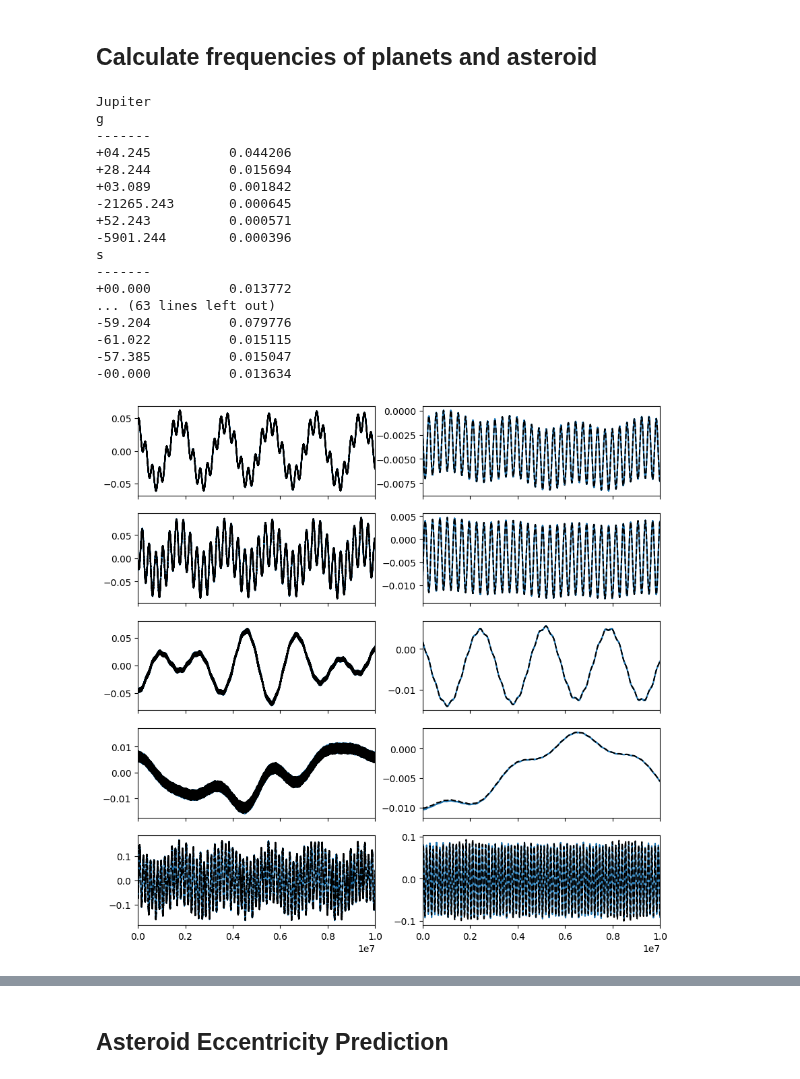
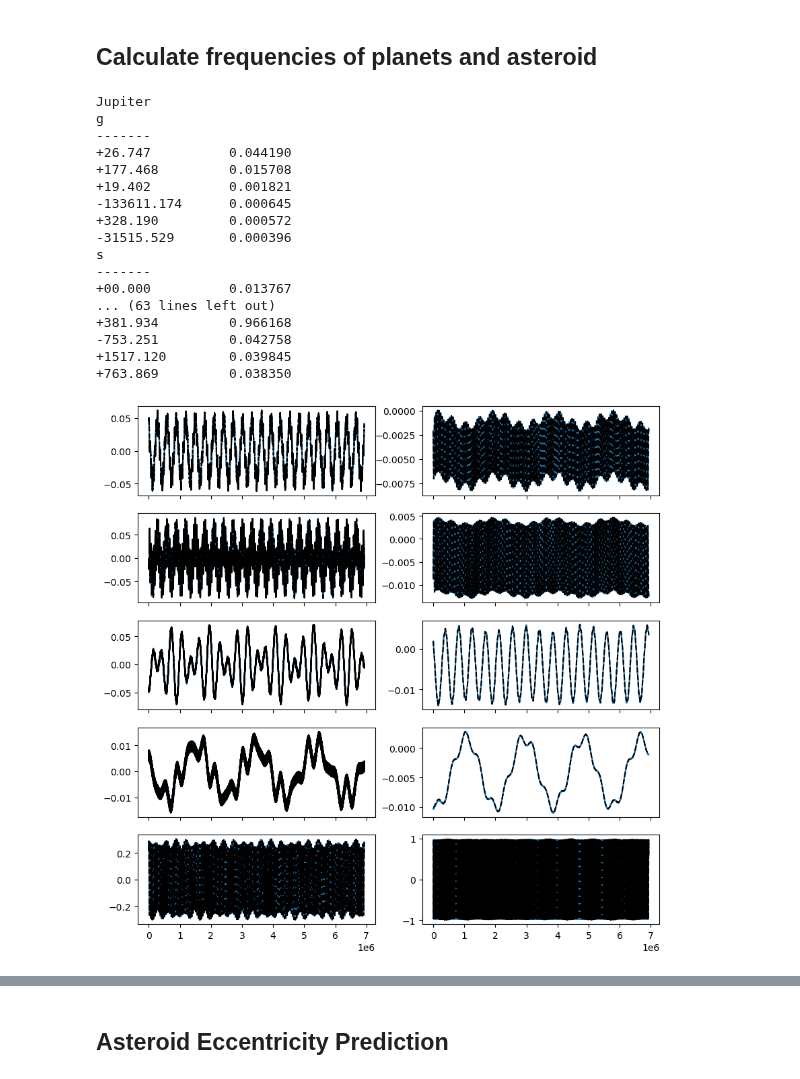
Before and after one commit to kavidey/action-angle-discovery, a Jupyter notebook: Integrations.ipynb, the cells around one changed output, grey strips where cells are left out. Saved outputs shown, nothing was run; the diff lists cells and outputs as text; code cells hidden in the pictures.

Commit message:
Use correct planets.bin

```diff
--- a/Integrations.ipynb
+++ b/Integrations.ipynb
@@ -67,4 +65,5 @@ rb.OrbitPlot(sim)
 # %%
-row = merged_df.iloc[0]
+asteroid_index = 1
+row = merged_df.iloc[asteroid_index]
 row
 # %% [output]
@@ -88,16 +87,16 @@ Name: 0, dtype: object
 # %%
-# sim = rb.Simulation('planets.bin')
-# sim.add(a=row['a'], e=row['e'], inc=row['Incl.'], Omega=row['Node'], omega=row['Peri.'], M=row['M'], primary=sim.particles[0])
+sim = rb.Simulation('planets.bin')
+sim.add(a=row['a'], e=row['e'], inc=row['Incl.'], Omega=row['Node'], omega=row['Peri.'], M=row['M'], primary=sim.particles[0])
 
-sim = rb.Simulation()
-sim.add("Sun", date=date)
-sim.add("Jupiter", date=date)
-sim.add("Saturn", date=date)
-sim.add("Uranus", date=date)
-sim.add("Neptune", date=date)
+# sim = rb.Simulation()
+# sim.add("Sun", date=date)
+# sim.add("Jupiter", date=date)
+# sim.add("Saturn", date=date)
+# sim.add("Uranus", date=date)
+# sim.add("Neptune", date=date)
 
-sim.add(a=row['a'], e=row['e'], inc=row['Incl.']*np.pi/180, Omega=row['Node']*np.pi/180, omega=row['Peri.']*np.pi/180, M=row['M'], primary=sim.particles[0])
-sim.move_to_com()
+# sim.add(a=row['a'], e=row['e'], inc=row['Incl.']*np.pi/180, Omega=row['Node']*np.pi/180, omega=row['Peri.']*np.pi/180, M=row['M'], primary=sim.particles[0])
+# sim.move_to_com()
 
 rb.OrbitPlotSet(sim)
 
@@ -143,7 +130,7 @@ Ignoring fixed y limits to fulfill fixed data aspect with adjustable data limits
 Ignoring fixed x limits to fulfill fixed data aspect with adjustable data limits.
 [figure]
 # %%
-results = cm.nbody_simulation_utilities.get_simarchive_integration_results("asteroid_integration.sa",coordinates='heliocentric')
+results = cm.nbody_simulation_utilities.get_simarchive_integration_results(f"asteroid_integration_{asteroid_index}.sa",coordinates='heliocentric')
 # %%
 fig, ax = plt.subplots()
 ax.plot(results['time'], results['a'][-1], '.')
@@ -179,15 +166,20 @@ def closest_key_entry(d, target):
 results['X'] = np.sqrt(2*(1-np.sqrt(1-results['e']**2))) * np.exp(1j * results['pomega'])
 results['Y'] = (1-results['e']**2)**(0.25) * np.sin(0.5 * results['inc'] )* np.exp(1j * results['Omega'])
 # %%
+if sim.N > 6:
+	inner_planet_offset = 4
+else:
+	inner_planet_offset = 0
+
 planets = ("Jupiter","Saturn","Uranus","Neptune", "Asteroid")
 ecc_fmft_results = dict()
 inc_fmft_results = dict()
 for i,pl in enumerate(planets):
-	ecc_fmft_results[pl] = fmft(results['time'],results['X'][i],14)
+	ecc_fmft_results[pl] = fmft(results['time'],results['X'][i + inner_planet_offset],14)
 	planet_e_freqs = np.array(list(ecc_fmft_results[pl].keys()))
 	planet_e_freqs_arcsec_per_yr = planet_e_freqs * 60*60*180/np.pi * (2*np.pi)
 
-	inc_fmft_results[pl] = fmft(results['time'],results['Y'][i],8)
+	inc_fmft_results[pl] = fmft(results['time'],results['Y'][i + inner_planet_offset],8)
 	planet_inc_freqs = np.array(list(inc_fmft_results[pl].keys()))
 	planet_inc_freqs_arcsec_per_yr = planet_inc_freqs * 60*60*180/np.pi * (2*np.pi)
 
@@ -205,39 +197,39 @@ for i,pl in enumerate(planets):
 Jupiter
 g
 -------
-+04.245          0.044206
-+28.244          0.015694
-+03.089          0.001842
--21265.243       0.000645
-+52.243          0.000571
--5901.244        0.000396
++26.747          0.044190
++177.468         0.015708
++19.402          0.001821
+-133611.174      0.000645
++328.190         0.000572
+-31515.529       0.000396
 s
 -------
-+00.000          0.013772
++00.000          0.013767
 ... (63 lines left out)
--59.204          0.079776
--61.022          0.015115
--57.385          0.015047
--00.000          0.013634
++381.934         0.966168
+-753.251         0.042758
++1517.120        0.039845
++763.869         0.038350
 # %%
-fig,ax = plt.subplots(sim.N-1,2,sharex=True,figsize=(10,10))
+fig,ax = plt.subplots(sim.N-1 - inner_planet_offset,2,sharex=True,figsize=(10,10))
 Xsolns = []
 Ysolns = []
 for i,pl in enumerate(planets):
 	freq_amp_dict = ecc_fmft_results[pl]
-	ax[i,0].plot(results['time'],np.real(results['X'][i]))
+	ax[i,0].plot(results['time'],np.real(results['X'][i + inner_planet_offset]))
 	zsoln = np.sum([amp * np.exp(1j*freq*results['time']) for freq,amp in freq_amp_dict.items()],axis=0)
 	ax[i,0].plot(results['time'],np.real(zsoln),'k--')
 
 	freq_amp_dict = inc_fmft_results[pl]
 	Ysolns.append(freq_amp_dict)
-	ax[i,1].plot(results['time'],np.real(results['Y'][i]))
+	ax[i,1].plot(results['time'],np.real(results['Y'][i + inner_planet_offset]))
 	zsoln = np.sum([amp * np.exp(1j*freq*results['time']) for freq,amp in freq_amp_dict.items()],axis=0)
 	ax[i,1].plot(results['time'],np.real(zsoln),'k--')
-plt.xlim(0,1e7)
+# plt.xlim(0,1e7)
 plt.show()
 # %% [output]
-[figure, old version]
+[figure, new version]
 # %%
 ARCSEC_PER_YR = 1/(180*60*60*2)
 g_vec = np.zeros(4)
```
Also changed, not shown: parts of 17 cells of this notebook, 2 other files.
